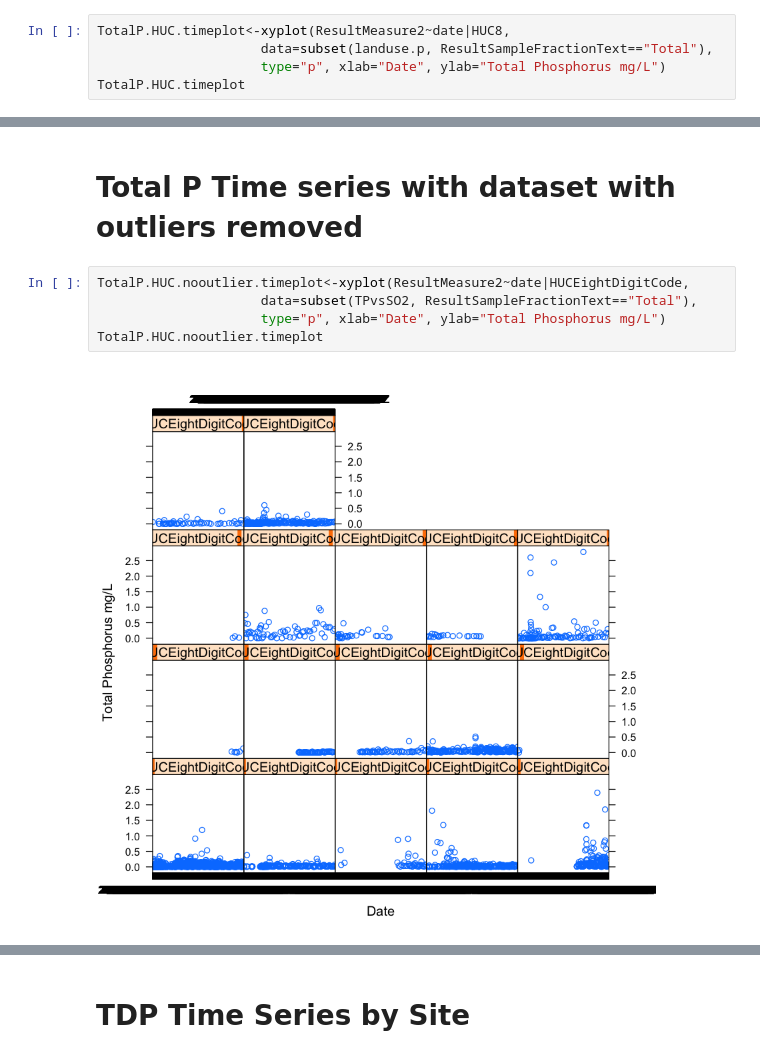
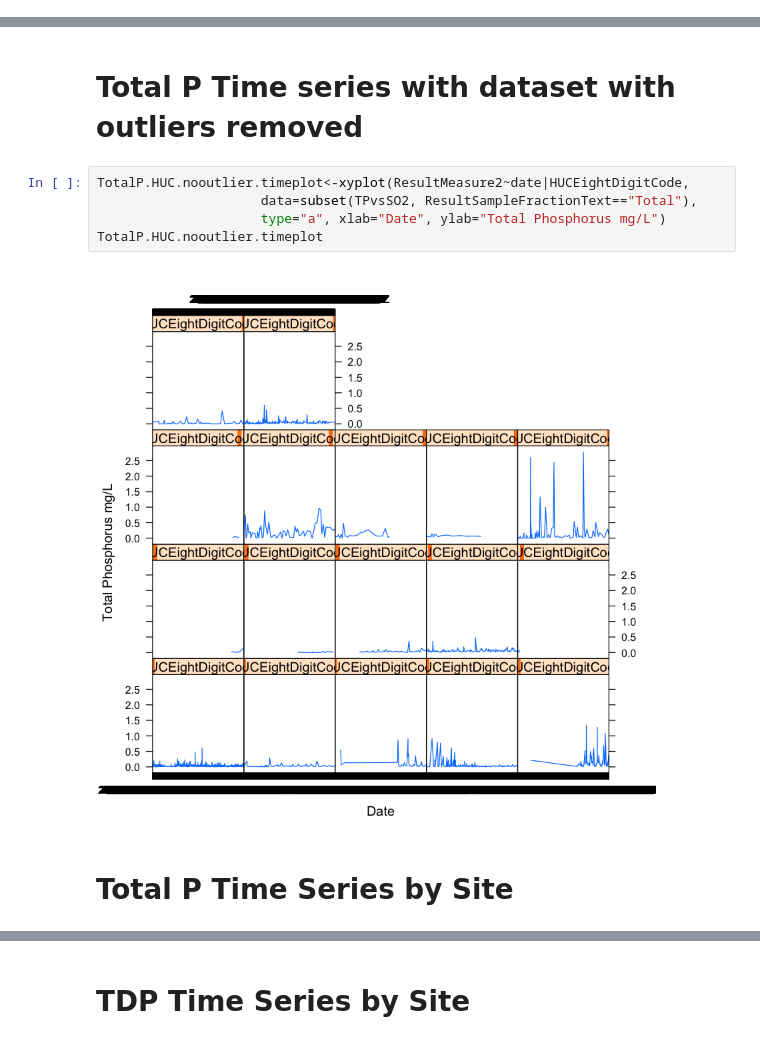
Before and after one commit to erinlarson/DDESSS_Stream_Dream_Team, a Jupyter notebook: Streams_Prelim_Plots.ipynb, the cells around one changed output, grey strips where cells are left out. Drawn from its saved outputs; the diff is of its cells as text.

```diff
--- a/Streams_Prelim_Plots.ipynb
+++ b/Streams_Prelim_Plots.ipynb
@@ -163,5 +82,0 @@ TDP.HUC.timeplot
-# %%
-TotalP.HUC.timeplot<-xyplot(ResultMeasure2~date|HUC8,
-                     data=subset(landuse.p, ResultSampleFractionText=="Total"),
-                     type="p", xlab="Date", ylab="Total Phosphorus mg/L")
-TotalP.HUC.timeplot
@@ -181,7 +94,9 @@ TDP.HUC.nooutlier.timeplot
 # %%
 TotalP.HUC.nooutlier.timeplot<-xyplot(ResultMeasure2~date|HUCEightDigitCode,
                      data=subset(TPvsSO2, ResultSampleFractionText=="Total"),
-                     type="p", xlab="Date", ylab="Total Phosphorus mg/L")
+                     type="a", xlab="Date", ylab="Total Phosphorus mg/L")
 TotalP.HUC.nooutlier.timeplot
 # %% [output]
-[figure, old version]
+[figure, new version]
+# %% [markdown]
+# Total P Time Series by Site
```
Also changed, not shown: parts of 52 cells of this notebook, 1 other file.
